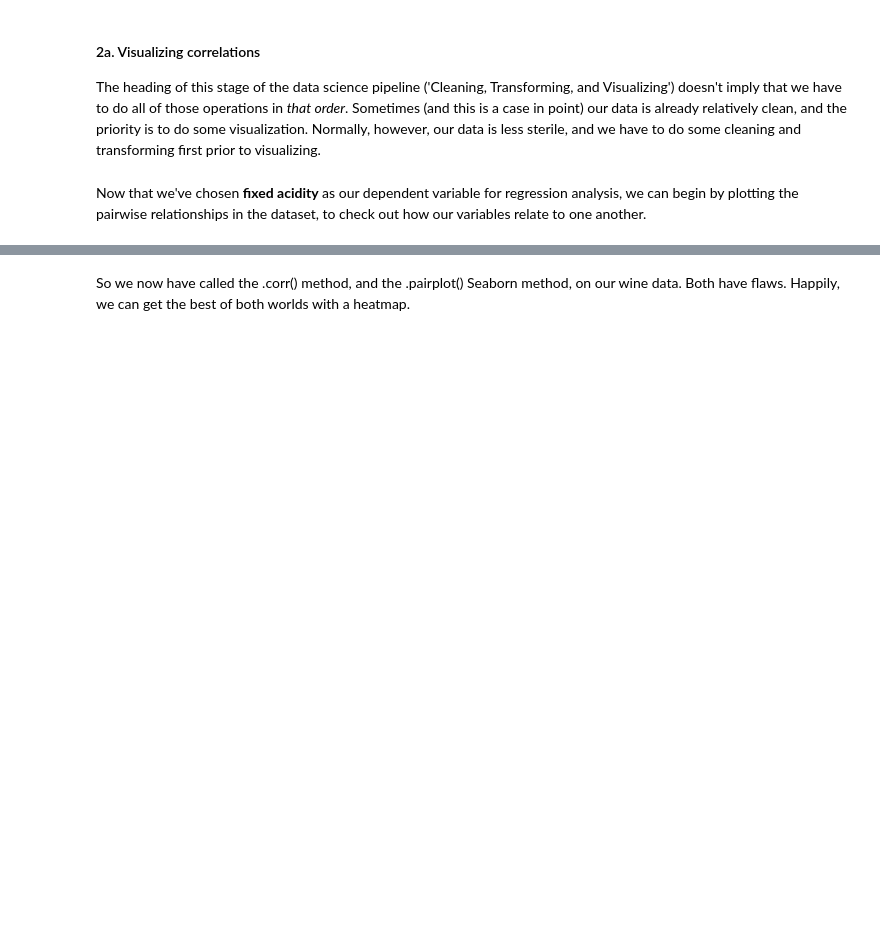
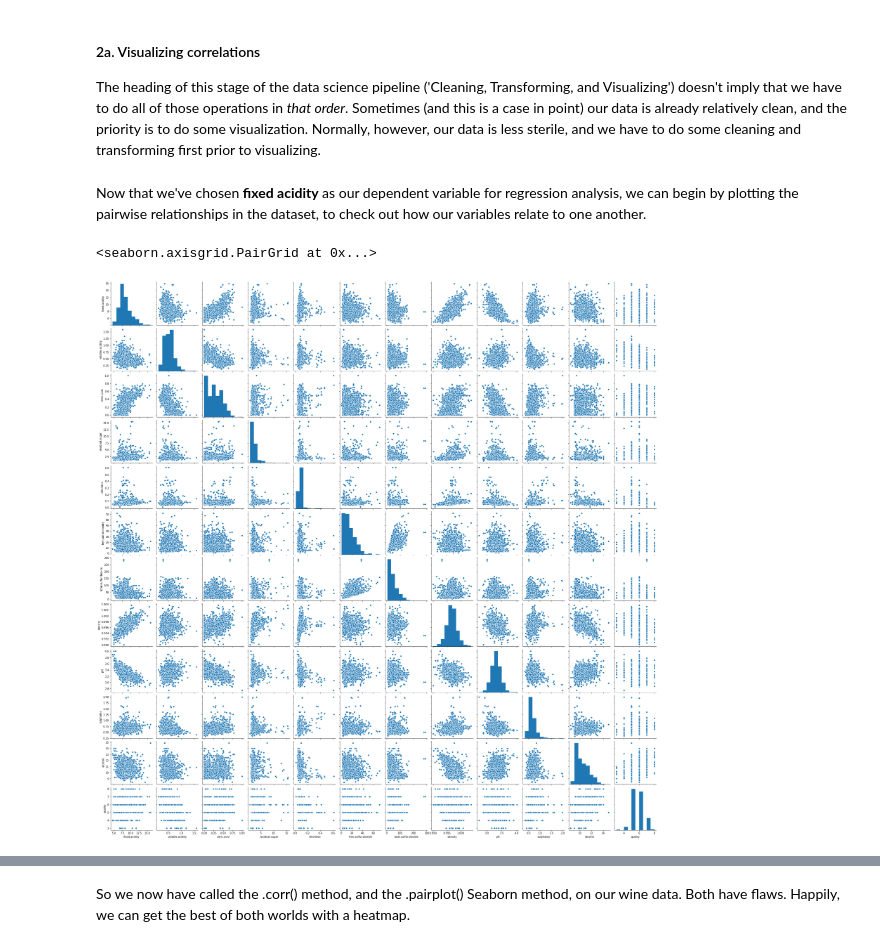
Before and after one commit to JasonCaldwellMBA/Linear_Regression_Case_Study, a Jupyter notebook: Springboard Regression Case Study - the Red Wine Dataset - Tier 3.ipynb, the cells around one changed output, grey strips where cells are left out. Cells and saved outputs as stored; diff of their text form; code cells hidden in the pictures; blank space fills up the shorter version.

```diff
--- a/Springboard Regression Case Study - the Red Wine Dataset - Tier 3.ipynb
+++ b/Springboard Regression Case Study - the Red Wine Dataset - Tier 3.ipynb
@@ -221,7 +221,10 @@ The heading of this stage of the data science pipeline ('Cleaning, Transforming,
 Now that we've chosen **fixed acidity** as our dependent variable for regression analysis, we can begin by plotting the pairwise relationships in the dataset, to check out how our variables relate to one another.
 # %%
 # Make a pairplot of the wine data
-_ _ _
+sns.pairplot(df)
+# %% [output]
+<seaborn.axisgrid.PairGrid at 0x...>
+[figure, added]
 # %% [markdown]
 If you've never executed your own Seaborn pairplot before, just take a moment to look at the output. They certainly output a lot of information at once. What can you infer from it? What can you *not* justifiably infer from it?
 
```
Also changed, not shown: parts of 6 cells of this notebook.
